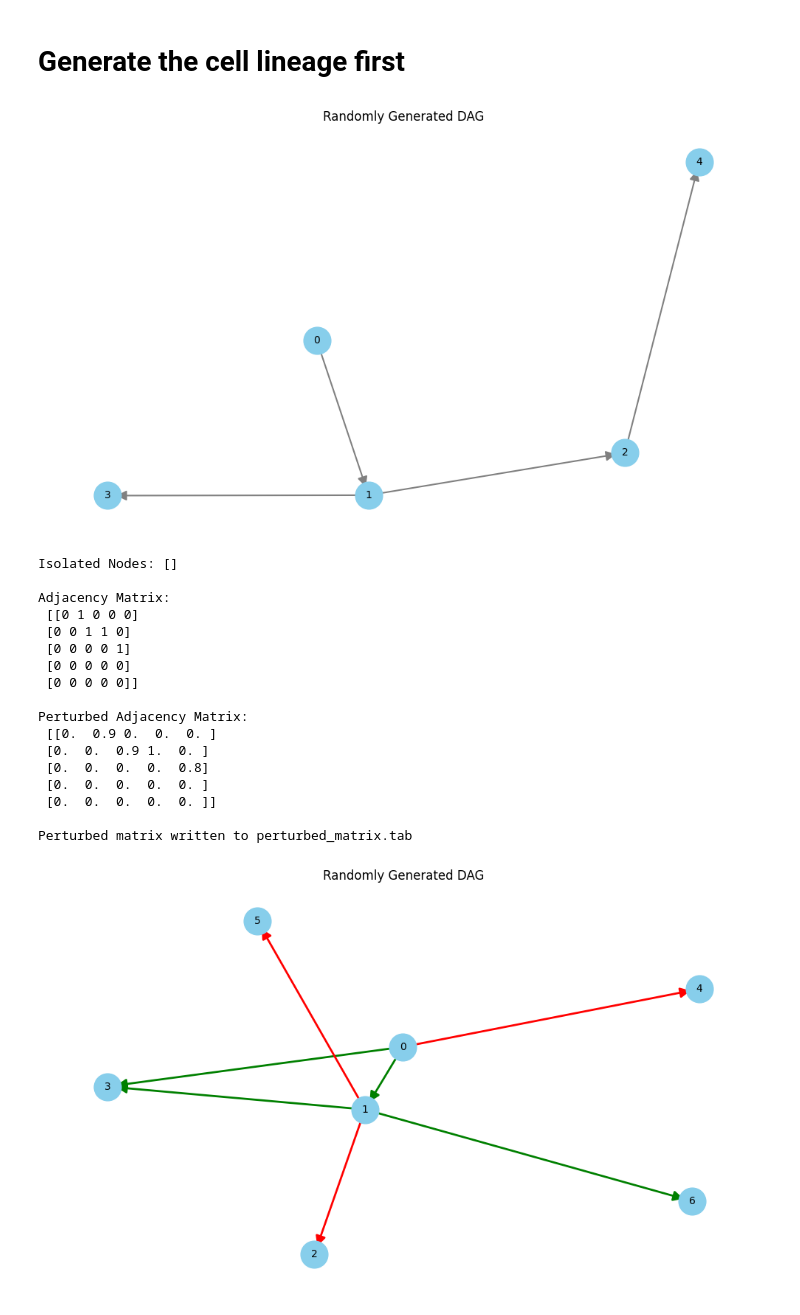
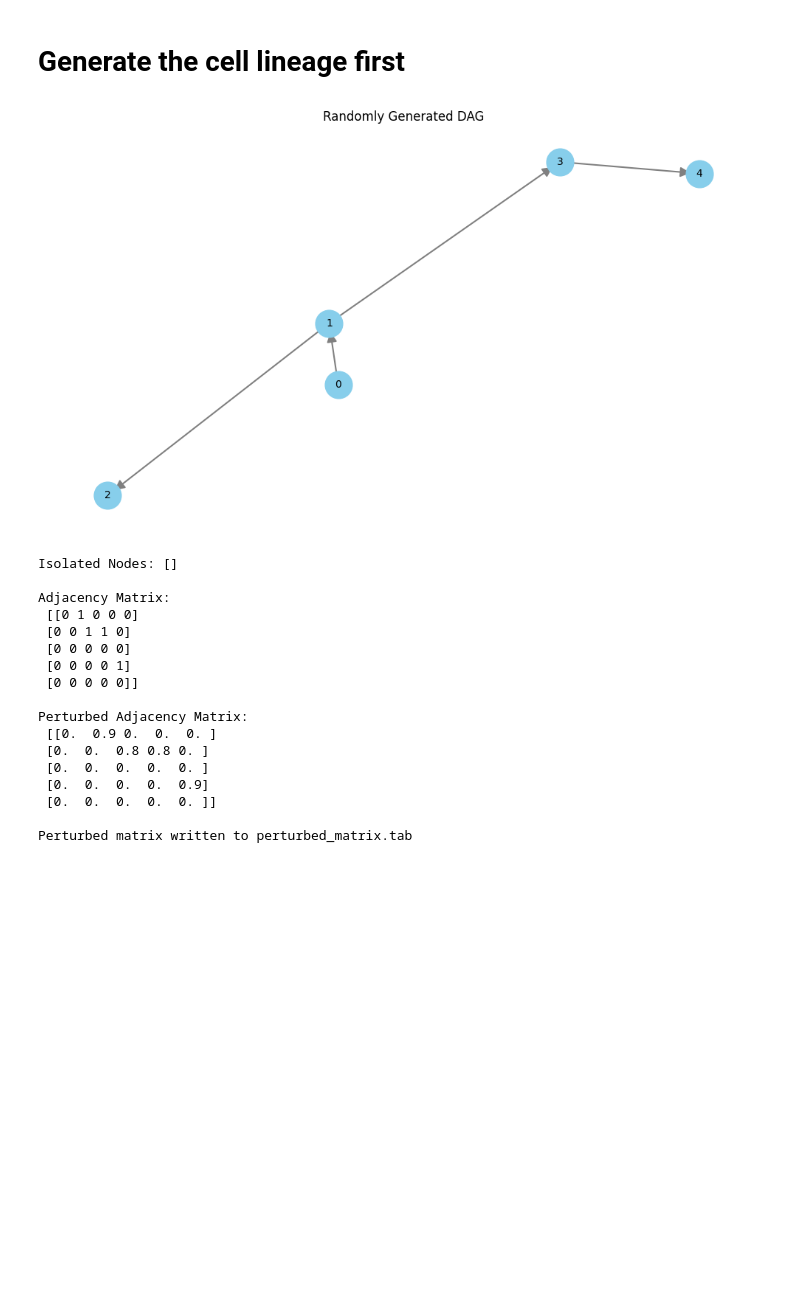
Before and after one commit to jchen1095/grn-thesis, a Jupyter notebook: src/grn_creation/generate_grn.ipynb, the cells around one changed output. Saved outputs shown, nothing was run; the diff lists cells and outputs as text; code cells hidden in the pictures; blank space fills up the shorter version.

```diff
--- a/src/grn_creation/generate_grn.ipynb
+++ b/src/grn_creation/generate_grn.ipynb
@@ -2,10 +2,6 @@
 import numpy as np
 # %% [markdown]
 ### Creating your own GRN
-# %%
-num_genes = 15
-cell_types = 3
-master_regulators = 3
 # %% [markdown]
 # Generate the cell lineage first
 # %%
@@ -201,24 +198,22 @@ def main(mode,
 # %%
 # import this module, then:
-main('cell', total_nodes=5, min_per_rank=2, max_per_rank=4, min_ranks=1, max_ranks=3, percent=10)
-main('gene', total_nodes=7, min_per_rank=2, max_per_rank=3, min_ranks=1, max_ranks=2, percent=5, inhibit_pct=80)
+main('cell', total_nodes=5, min_per_rank=1, max_per_rank=4, min_ranks=1, max_ranks=3, percent=10)
 # %% [output]
-[figure, old version]
+[figure, new version]
 Isolated Nodes: []
 
 Adjacency Matrix:
  [[0 1 0 0 0]
  [0 0 1 1 0]
+ [0 0 0 0 0]
  [0 0 0 0 1]
- [0 0 0 0 0]
  [0 0 0 0 0]]
 
 Perturbed Adjacency Matrix:
  [[0.  0.9 0.  0.  0. ]
- [0.  0.  0.9 1.  0. ]
- [0.  0.  0.  0.  0.8]
+ [0.  0.  0.8 0.8 0. ]
  [0.  0.  0.  0.  0. ]
+ [0.  0.  0.  0.  0.9]
  [0.  0.  0.  0.  0. ]]
 
 Perturbed matrix written to perturbed_matrix.tab
-[figure, removed]
```
Also changed, not shown: parts of 3 cells of this notebook, 1 other file.
